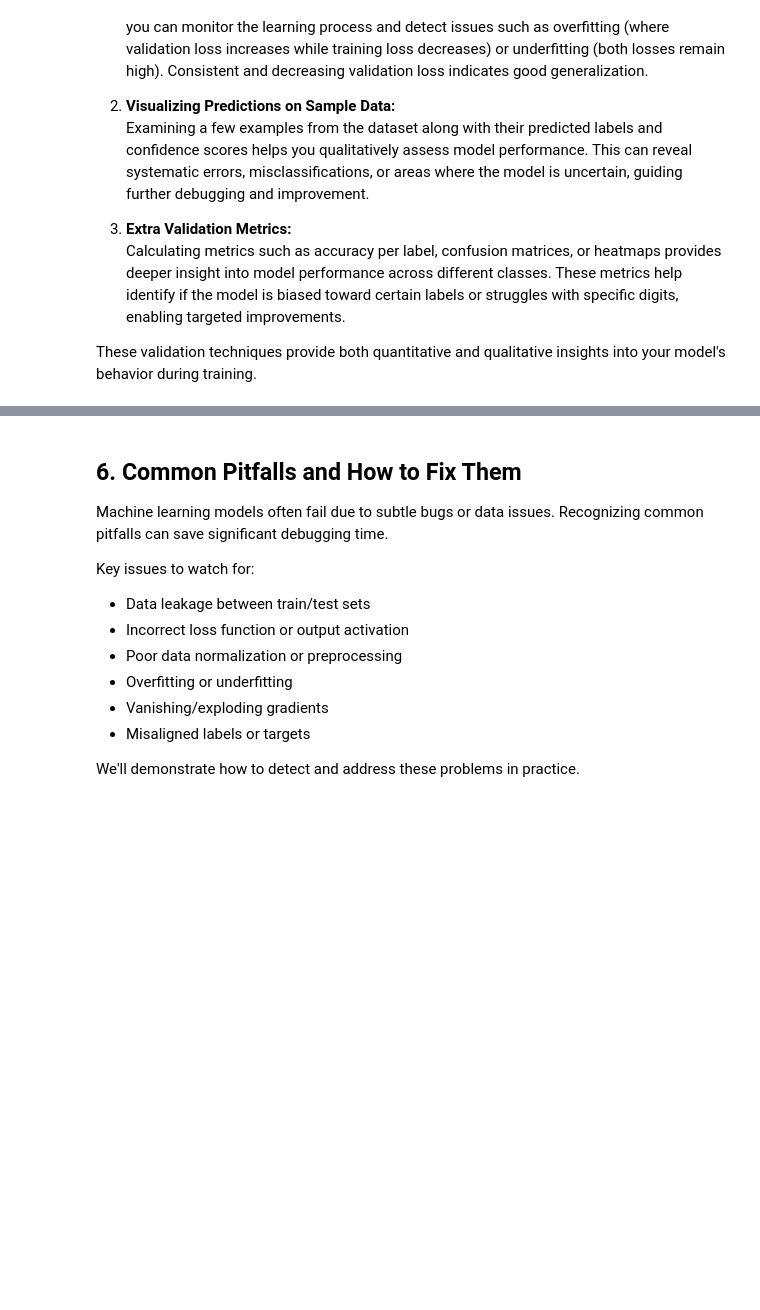
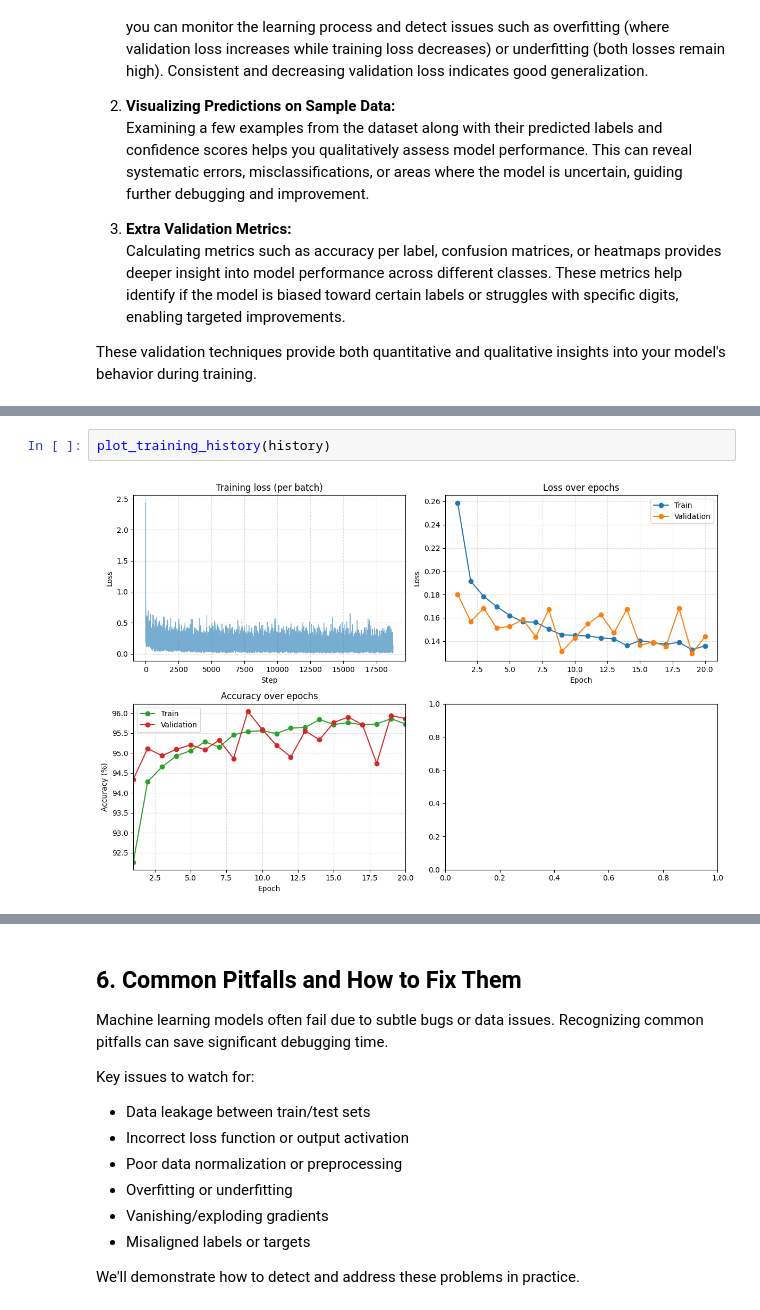
Before and after one commit to ecmwf-training/2025-ml-training, a Jupyter notebook: 2-model-debugging/debug_model.ipynb, the cells around one changed output, grey strips where cells are left out. Cells and saved outputs as stored; diff of their text form; blank space fills up the shorter version.

```diff
--- a/2-model-debugging/debug_model.ipynb
+++ b/2-model-debugging/debug_model.ipynb
@@ -221,3 +384,7 @@ These validation techniques provide both quantitative and qualitative insights i
+# %%
+plot_training_history(history)
+# %% [output]
+[figure, added]
 # %%
 import matplotlib.pyplot as plt
 
```
Also changed, not shown: parts of 12 cells of this notebook, 1 other file.
